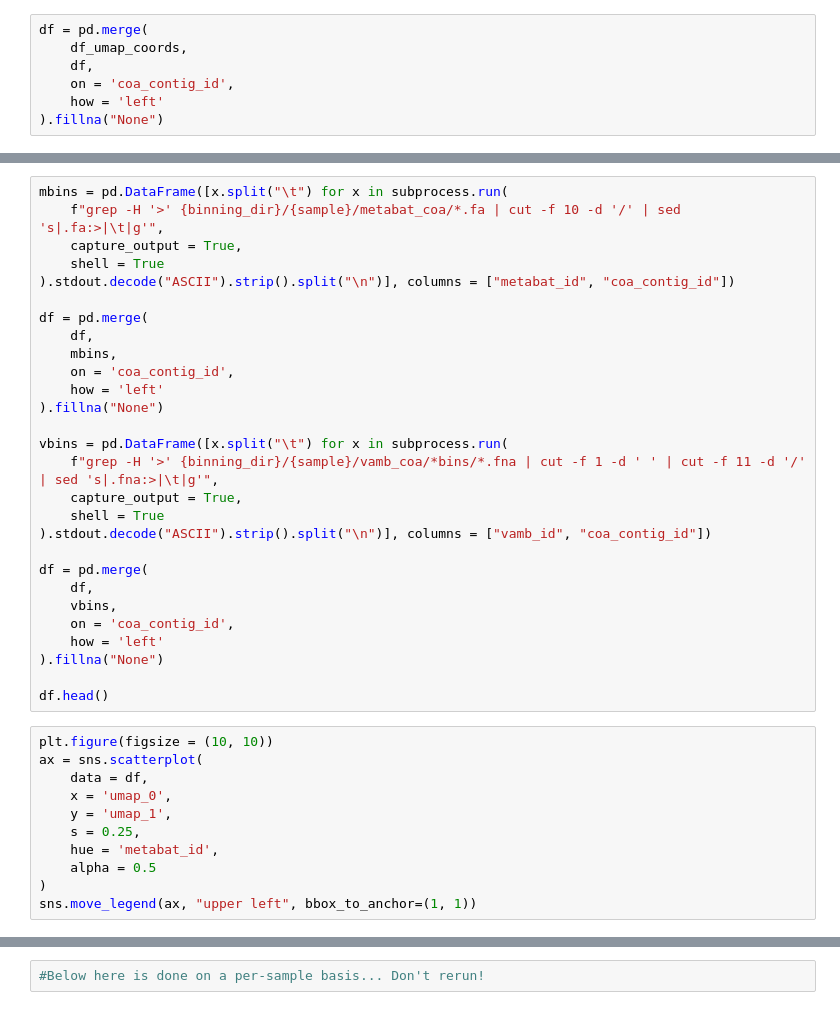
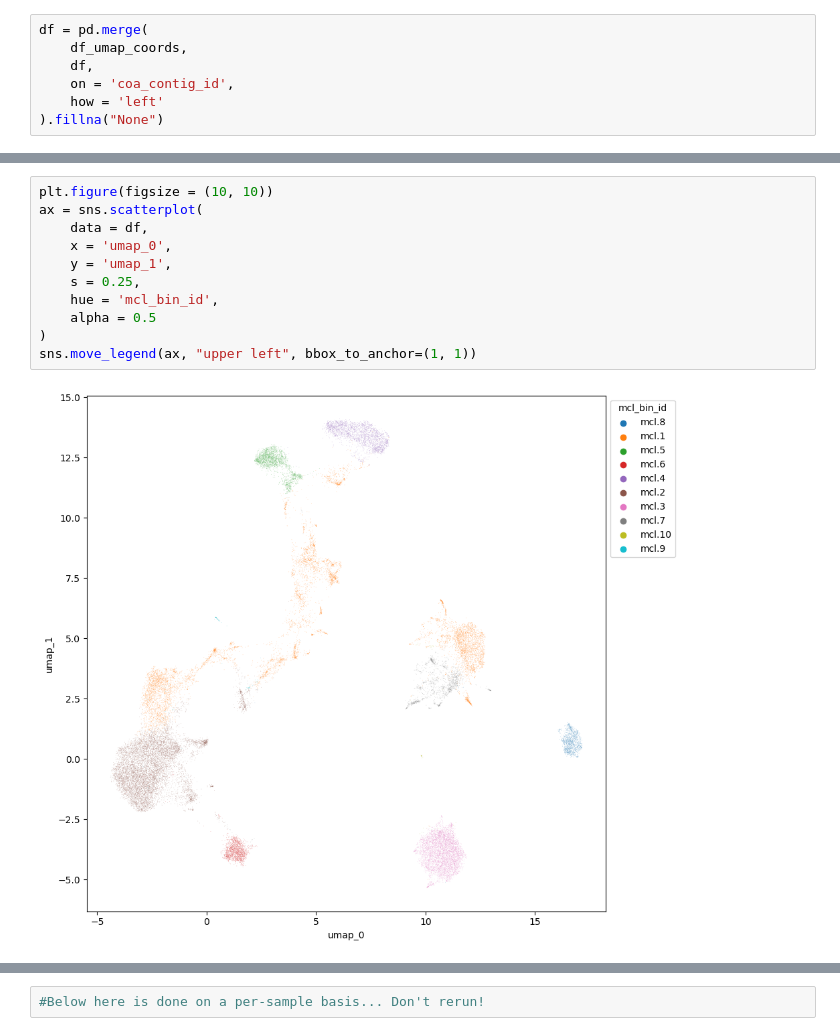
Before and after one commit to willboulton/mosaic-workflows, a Jupyter notebook: workflow/notebooks/plot_vamb_coassembly.ipynb, the cells around one changed output, grey strips where cells are left out. Saved outputs shown, nothing was run; the diff lists cells and outputs as text.

```diff
--- a/workflow/notebooks/plot_vamb_coassembly.ipynb
+++ b/workflow/notebooks/plot_vamb_coassembly.ipynb
@@ -152,39 +212,13 @@ sns.move_legend(ax, "upper left", bbox_to_anchor=(1, 1))
-# %%
-mbins = pd.DataFrame([x.split("\t") for x in subprocess.run(
-    f"grep -H '>' {binning_dir}/{sample}/metabat_coa/*.fa | cut -f 10 -d '/' | sed 's|.fa:>|\t|g'",
-    capture_output = True,
-    shell = True
-).stdout.decode("ASCII").strip().split("\n")], columns = ["metabat_id", "coa_contig_id"])
-
-df = pd.merge(
-    df,
-    mbins,
-    on = 'coa_contig_id',
-    how = 'left'
-).fillna("None")
-
-vbins = pd.DataFrame([x.split("\t") for x in subprocess.run(
-    f"grep -H '>' {binning_dir}/{sample}/vamb_coa/*bins/*.fna | cut -f 1 -d ' ' | cut -f 11 -d '/' | sed 's|.fna:>|\t|g'",
-    capture_output = True,
-    shell = True
-).stdout.decode("ASCII").strip().split("\n")], columns = ["vamb_id", "coa_contig_id"])
-
-df = pd.merge(
-    df,
-    vbins,
-    on = 'coa_contig_id',
-    how = 'left'
-).fillna("None")
-
-df.head()
 # %%
 plt.figure(figsize = (10, 10))
 ax = sns.scatterplot(
     data = df,
     x = 'umap_0',
     y = 'umap_1',
     s = 0.25,
-    hue = 'metabat_id',
+    hue = 'mcl_bin_id',
     alpha = 0.5
 )
 sns.move_legend(ax, "upper left", bbox_to_anchor=(1, 1))
+# %% [output]
+[figure, added]
```
Also changed, not shown: parts of 18 cells of this notebook, 12 other files.
